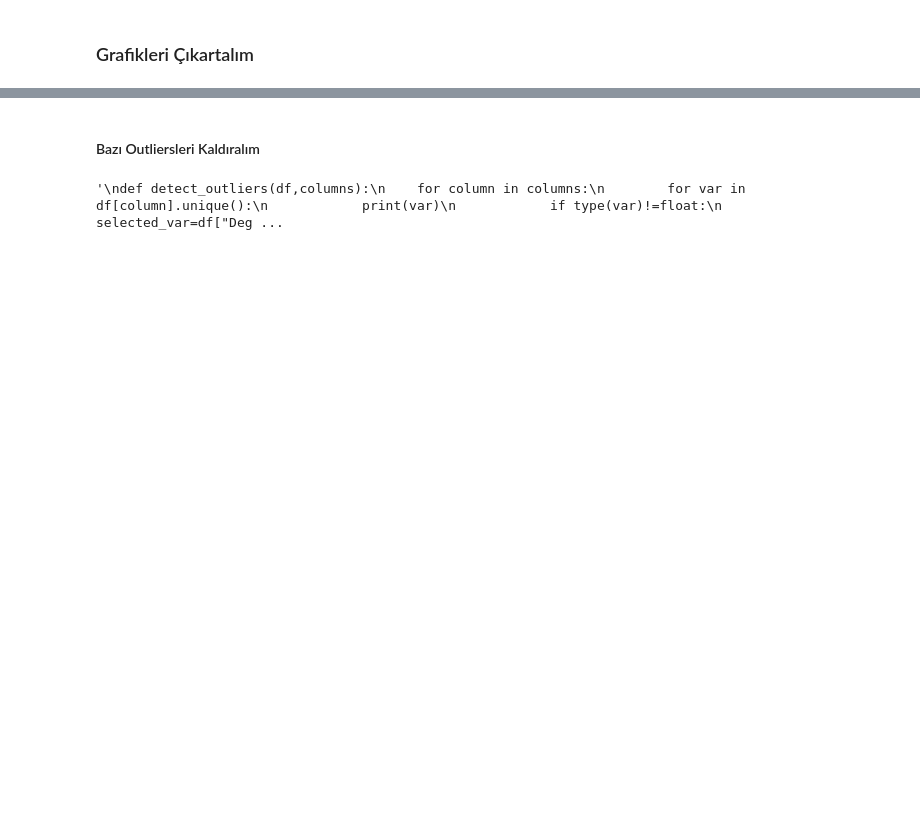
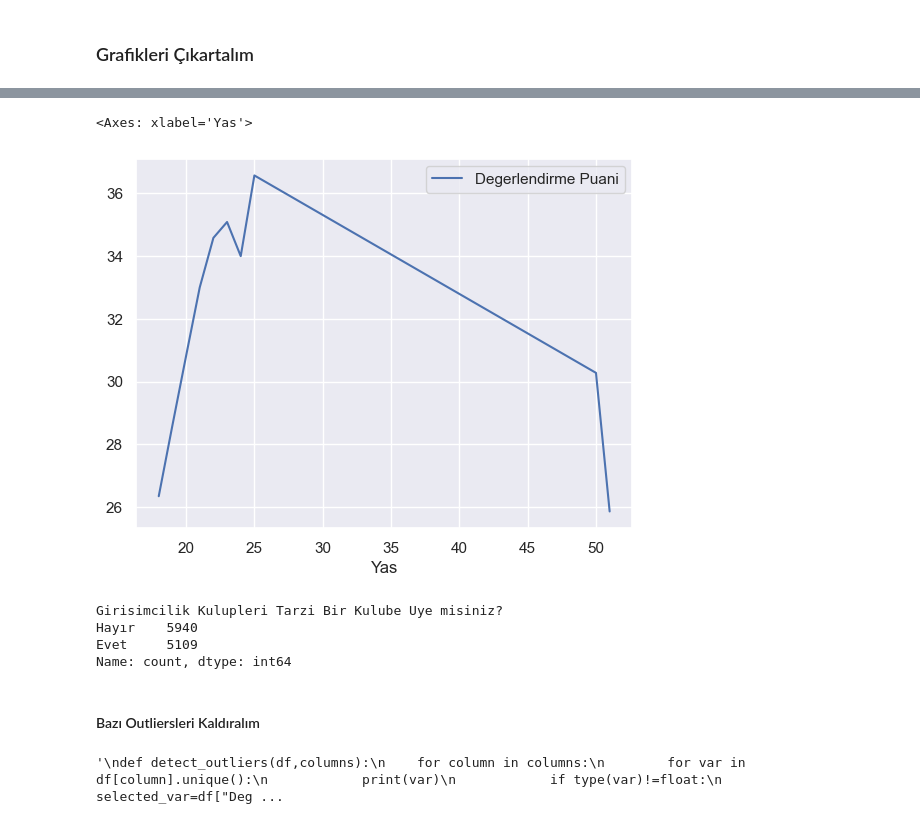
Before and after one commit to yasinkurtulus/Datathon24, a Jupyter notebook: Datathon_BTK.ipynb, the cells around one changed output, grey strips where cells are left out. Drawn from its saved outputs; the diff is of its cells as text; code cells hidden in the pictures; blank space fills up the shorter version.

```diff
--- a/Datathon_BTK.ipynb
+++ b/Datathon_BTK.ipynb
@@ -996,0 +1204,3 @@ dtype: int64
+# %%
+mean_values = train.groupby('Yas')['Degerlendirme Puani'].mean().reset_index()
+mean_values
@@ -997 +1219,13 @@ dtype: int64
+# %%
+mean_values.plot(x="Yas",y="Degerlendirme Puani")
+# %% [output]
+<Axes: xlabel='Yas'>
+[figure, added]
+# %%
+test["Girisimcilik Kulupleri Tarzi Bir Kulube Uye misiniz?"].value_counts()
+# %% [output]
+Girisimcilik Kulupleri Tarzi Bir Kulube Uye misiniz?
+Hayır    5940
+Evet     5109
+Name: count, dtype: int64
 # %%
```
Also changed, not shown: parts of 126 cells of this notebook, 1 other file.
